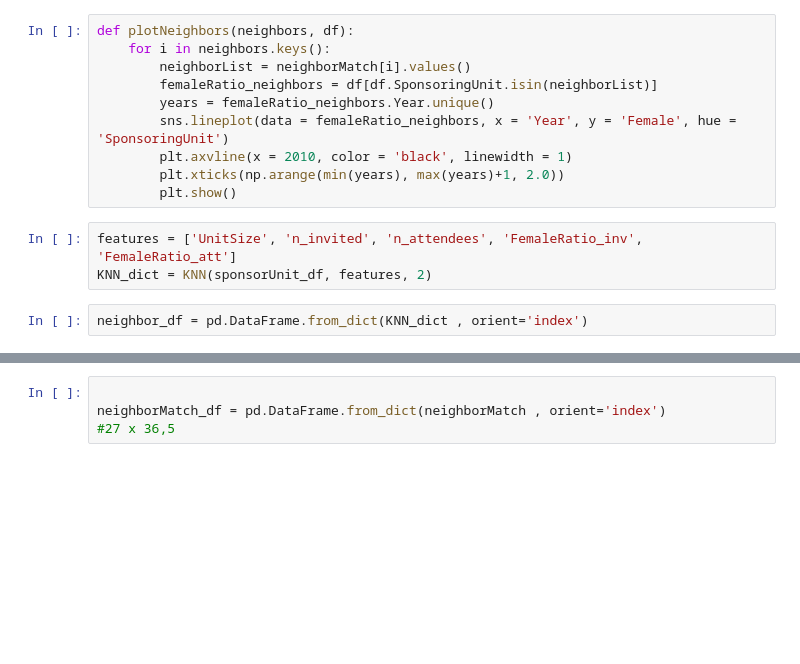
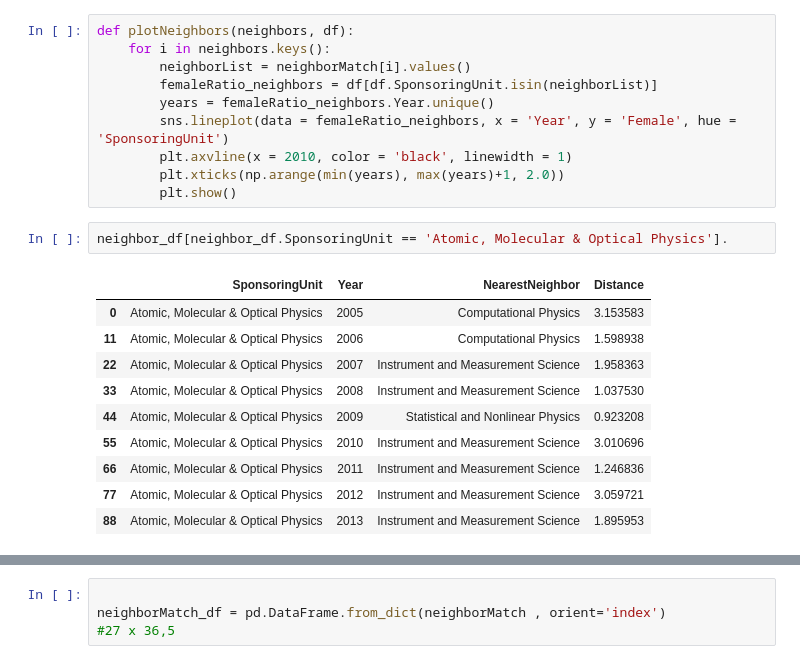
Before and after one commit to EllenWM/Evolution-of-Gender-Diversity-in-Physics-Conferences, a Jupyter notebook: interventionImpact.ipynb, the cells around one changed output, grey strips where cells are left out. Cells and saved outputs as stored; diff of their text form; blank space fills up the shorter version.

```diff
--- a/interventionImpact.ipynb
+++ b/interventionImpact.ipynb
@@ -100,8 +226,16 @@ def plotNeighbors(neighbors, df):
         plt.axvline(x = 2010, color = 'black', linewidth = 1)
         plt.xticks(np.arange(min(years), max(years)+1, 2.0))
         plt.show()
-# %%
-features = ['UnitSize', 'n_invited', 'n_attendees', 'FemaleRatio_inv', 'FemaleRatio_att']
-KNN_dict = KNN(sponsorUnit_df, features, 2)
-# %%
-neighbor_df = pd.DataFrame.from_dict(KNN_dict , orient='index')
+# %%
+neighbor_df[neighbor_df.SponsoringUnit == 'Atomic, Molecular & Optical Physics'].
+# %% [output]
+|  | SponsoringUnit | Year | NearestNeighbor | Distance |
+| 0 | Atomic, Molecular & Optical Physics | 2005 | Computational Physics | 3.153583 |
+| 11 | Atomic, Molecular & Optical Physics | 2006 | Computational Physics | 1.598938 |
+| 22 | Atomic, Molecular & Optical Physics | 2007 | Instrument and Measurement Science | 1.958363 |
+| 33 | Atomic, Molecular & Optical Physics | 2008 | Instrument and Measurement Science | 1.037530 |
+| 44 | Atomic, Molecular & Optical Physics | 2009 | Statistical and Nonlinear Physics | 0.923208 |
+| 55 | Atomic, Molecular & Optical Physics | 2010 | Instrument and Measurement Science | 3.010696 |
+| 66 | Atomic, Molecular & Optical Physics | 2011 | Instrument and Measurement Science | 1.246836 |
+| 77 | Atomic, Molecular & Optical Physics | 2012 | Instrument and Measurement Science | 3.059721 |
+| 88 | Atomic, Molecular & Optical Physics | 2013 | Instrument and Measurement Science | 1.895953 |
```
Also changed, not shown: parts of 38 cells of this notebook.
